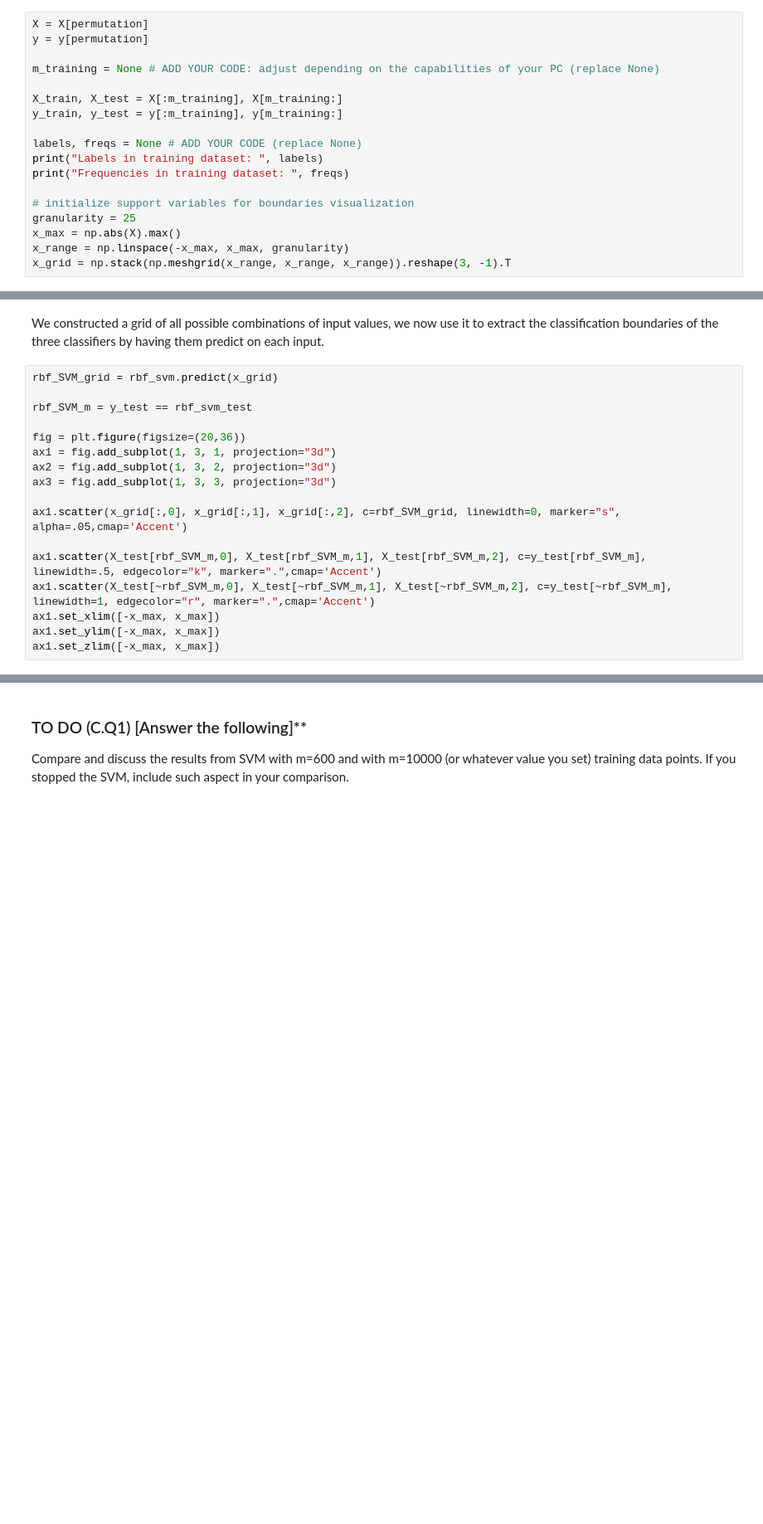
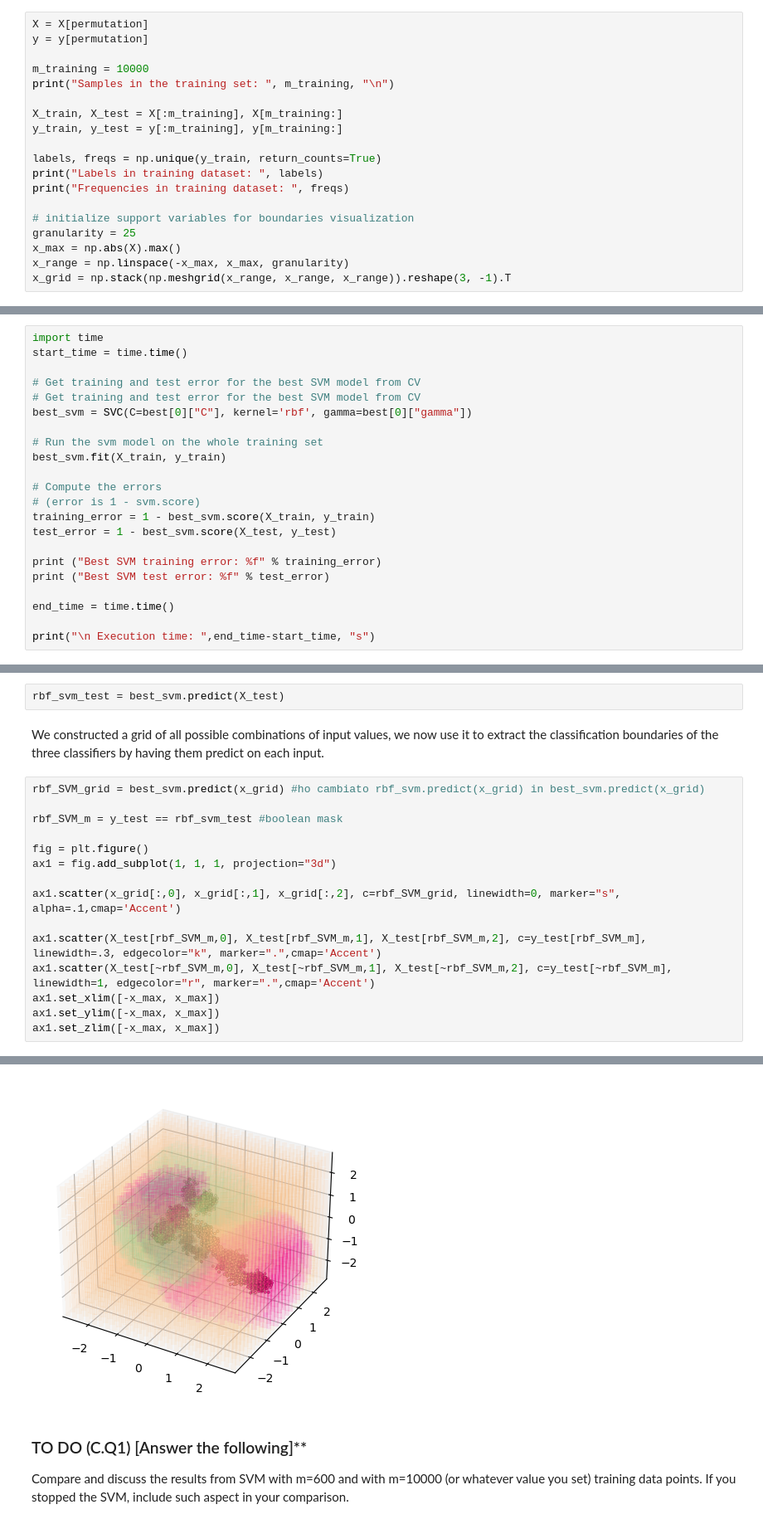
Before and after one commit to albertosal17/MachineLearningLab, a Jupyter notebook: lab2/Salvador_Alberto_LAB2.ipynb, the cells around one changed output, grey strips where cells are left out. Shown at 83% size. Saved outputs shown, nothing was run; the diff lists cells and outputs as text; blank space fills up the shorter version.

```diff
--- a/lab2/Salvador_Alberto_LAB2.ipynb
+++ b/lab2/Salvador_Alberto_LAB2.ipynb
@@ -430,12 +462,13 @@ Choose a higher number of data points (e.g. x = 10000) for training data dependi
 X = X[permutation]
 y = y[permutation]
 
-m_training = None # ADD YOUR CODE: adjust depending on the capabilities of your PC (replace None)
+m_training = 10000
+print("Samples in the training set: ", m_training, "\n")
 
 X_train, X_test = X[:m_training], X[m_training:]
 y_train, y_test = y[:m_training], y[m_training:]
 
-labels, freqs = None # ADD YOUR CODE (replace None)
+labels, freqs = np.unique(y_train, return_counts=True)
 print("Labels in training dataset: ", labels)
 print("Frequencies in training dataset: ", freqs)
 
@@ -457,0 +493,22 @@ print ("Best SVM test error: %f" % test_error)
+# %%
+import time
+start_time = time.time()
+
+# Get training and test error for the best SVM model from CV
+# Get training and test error for the best SVM model from CV
+best_svm = SVC(C=best[0]["C"], kernel='rbf', gamma=best[0]["gamma"])
+
+# Run the svm model on the whole training set
+best_svm.fit(X_train, y_train)
+
+# Compute the errors
+# (error is 1 - svm.score)
+training_error = 1 - best_svm.score(X_train, y_train)
+test_error = 1 - best_svm.score(X_test, y_test)
+
+print ("Best SVM training error: %f" % training_error)
+print ("Best SVM test error: %f" % test_error)
+
+end_time = time.time()
+
+print("\n Execution time: ",end_time-start_time, "s")
@@ -468,19 +528,20 @@ rbf_svm_test = None # ADD YOUR CODE (replace None)
+# %%
+rbf_svm_test = best_svm.predict(X_test)
 # %% [markdown]
 We constructed a grid of all possible combinations of input values, we now use it to extract the classification boundaries of the three classifiers by having them predict on each input.
 # %%
-rbf_SVM_grid = rbf_svm.predict(x_grid)
+rbf_SVM_grid = best_svm.predict(x_grid) #ho cambiato rbf_svm.predict(x_grid) in best_svm.predict(x_grid)
 
-rbf_SVM_m = y_test == rbf_svm_test
+rbf_SVM_m = y_test == rbf_svm_test #boolean mask
 
-fig = plt.figure(figsize=(20,36))
-ax1 = fig.add_subplot(1, 3, 1, projection="3d")
-ax2 = fig.add_subplot(1, 3, 2, projection="3d")
-ax3 = fig.add_subplot(1, 3, 3, projection="3d")
+fig = plt.figure()
+ax1 = fig.add_subplot(1, 1, 1, projection="3d")
 
-ax1.scatter(x_grid[:,0], x_grid[:,1], x_grid[:,2], c=rbf_SVM_grid, linewidth=0, marker="s", alpha=.05,cmap='Accent')
+ax1.scatter(x_grid[:,0], x_grid[:,1], x_grid[:,2], c=rbf_SVM_grid, linewidth=0, marker="s", alpha=.1,cmap='Accent')
 
-ax1.scatter(X_test[rbf_SVM_m,0], X_test[rbf_SVM_m,1], X_test[rbf_SVM_m,2], c=y_test[rbf_SVM_m], linewidth=.5, edgecolor="k", marker=".",cmap='Accent')
+ax1.scatter(X_test[rbf_SVM_m,0], X_test[rbf_SVM_m,1], X_test[rbf_SVM_m,2], c=y_test[rbf_SVM_m], linewidth=.3, edgecolor="k", marker=".",cmap='Accent')
 ax1.scatter(X_test[~rbf_SVM_m,0], X_test[~rbf_SVM_m,1], X_test[~rbf_SVM_m,2], c=y_test[~rbf_SVM_m], linewidth=1, edgecolor="r", marker=".",cmap='Accent')
 ax1.set_xlim([-x_max, x_max])
 ax1.set_ylim([-x_max, x_max])
 ax1.set_zlim([-x_max, x_max])
+# %% [output]
@@ -487,3 +549,4 @@ ax1.set_zlim([-x_max, x_max])
+[figure, added]
 # %% [markdown]
 ### TO DO (C.Q1) [Answer the following]**
 
```
Also changed, not shown: parts of 29 cells of this notebook, 24 other files.
